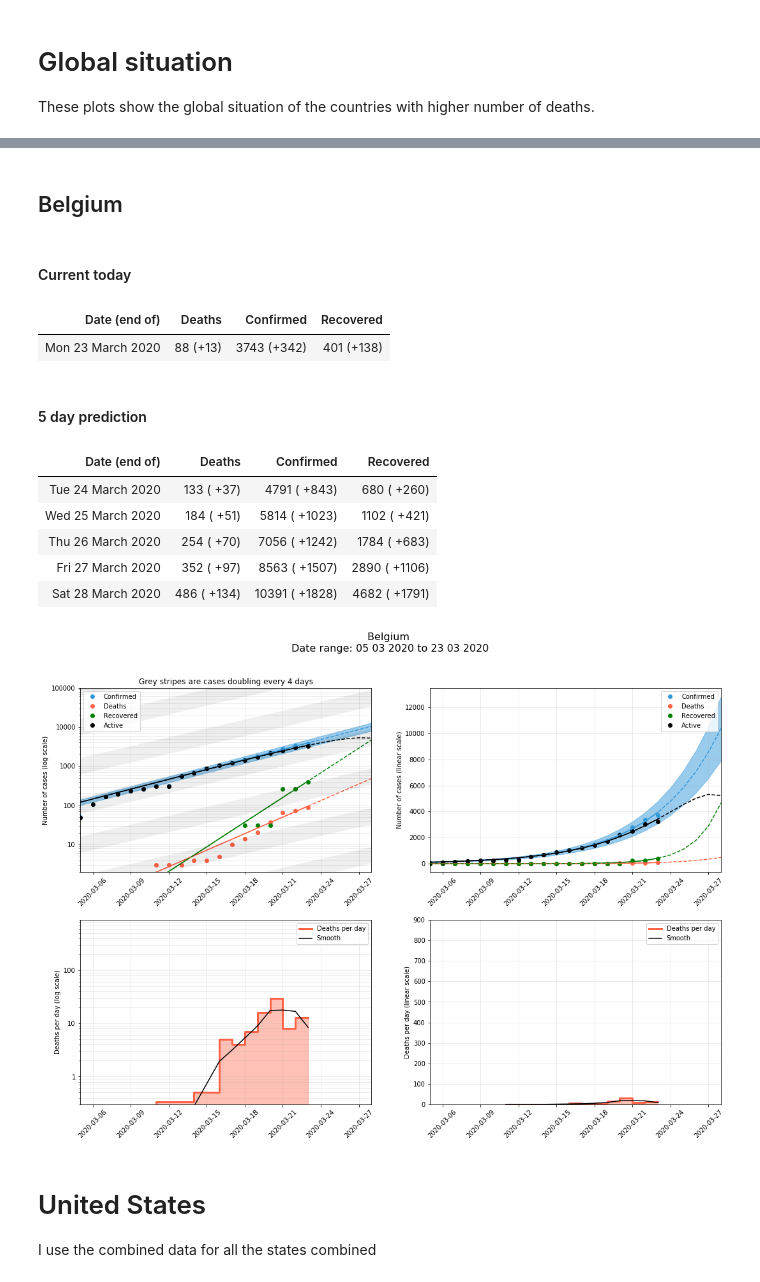
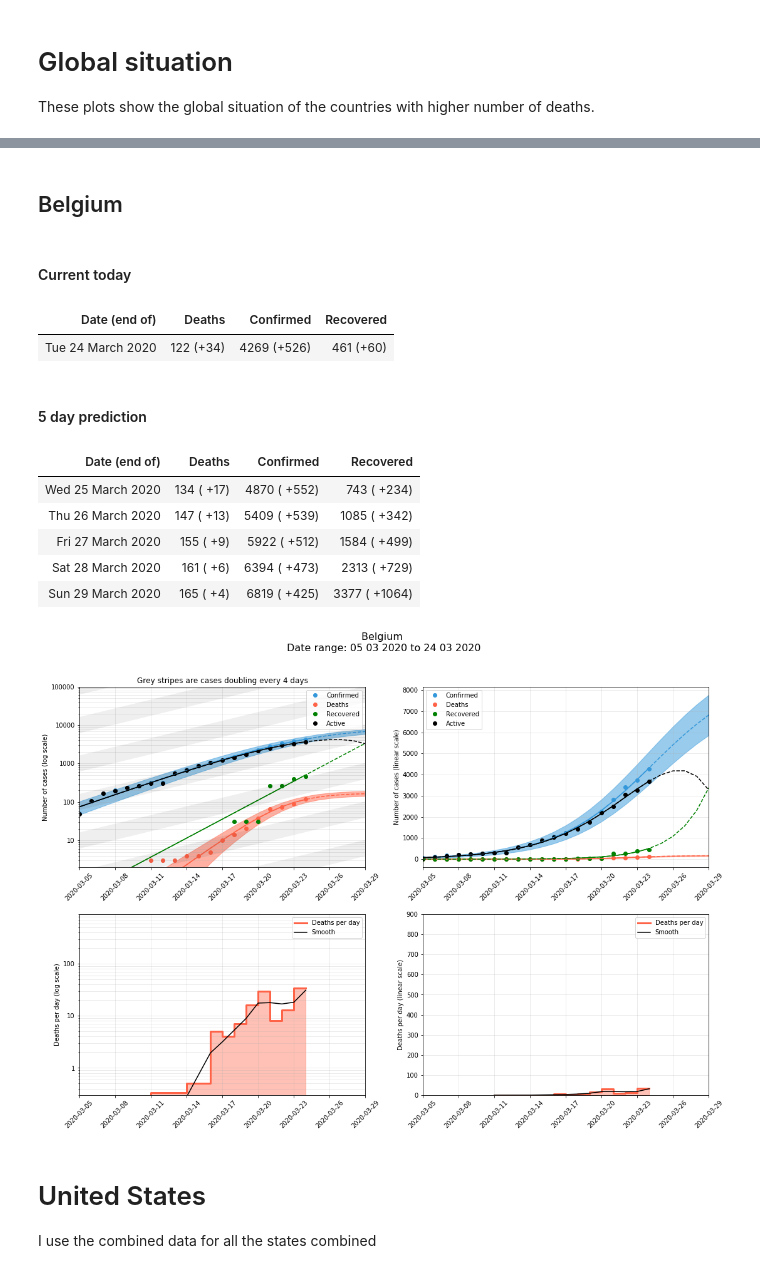
Before and after one commit to jmoldon/coronavirus_analysis, a Jupyter notebook: covid19_newdata.ipynb, the cells around one changed output, grey strips where cells are left out. Saved outputs shown, nothing was run; the diff lists cells and outputs as text; code cells hidden in the pictures.

```diff
--- a/covid19_newdata.ipynb
+++ b/covid19_newdata.ipynb
@@ -98,5 +88,5 @@ display(data.head())
 # %%
-data = data.rename(columns={'confirmed': 'Confirmed', 'cured': 'Recovered', 'death':'Deaths', 'countryName':'Country/Region'})
+data = data.rename(columns={'confirmed': 'Confirmed', 'recovered': 'Recovered', 'death':'Deaths', 'countryName':'Country/Region'})
 data['Active'] = data['Confirmed']-data['Deaths']-data['Recovered']
 data['DateTime'] = pd.to_datetime(data['day'])
 data['Province/State'] = ''
@@ -775,28 +768,28 @@ print_table(my_country, prediction, days=5)
 # %%
 display(Markdown("## Belgium"))
-min_y1 = {'Confirmed': 10, 'Deaths': 5, 'Recovered': 0}
+min_y1 = {'Confirmed': 10, 'Deaths': 50, 'Recovered': 100}
 do_debug=False
-fits_todo1 = {'Confirmed': [func_exponential],
-             'Deaths':     [func_exponential],
+fits_todo1 = {'Confirmed': [func_exponential, func_logistic],
+             'Deaths':     [func_exponential, func_logistic],
              'Recovered':  [func_exponential]}
 
 my_country = select_country(data, country='Belgium',province='', start_date='2020-03-05')
 data_country, prediction = fit_data(my_country, min_y=min_y1, fits_todo=fits_todo1)
 fig, ax = plot_country(data_country, prediction)
 print_table(my_country, prediction, days=5)
 # %% [output]
 ## Belgium
 #### Current today
 | Date (end of) | Deaths | Confirmed | Recovered |
-| Mon 23 March 2020 | 88 (+13) | 3743 (+342) | 401 (+138) |
+| Tue 24 March 2020 | 122 (+34) | 4269 (+526) | 461 (+60) |
 #### 5 day prediction
 | Date (end of) | Deaths | Confirmed | Recovered |
-| Tue 24 March 2020 | 133 ( +37) | 4791 ( +843) | 680 ( +260) |
-| Wed 25 March 2020 | 184 ( +51) | 5814 ( +1023) | 1102 ( +421) |
-| Thu 26 March 2020 | 254 ( +70) | 7056 ( +1242) | 1784 ( +683) |
-| Fri 27 March 2020 | 352 ( +97) | 8563 ( +1507) | 2890 ( +1106) |
-| Sat 28 March 2020 | 486 ( +134) | 10391 ( +1828) | 4682 ( +1791) |
+| Wed 25 March 2020 | 134 ( +17) | 4870 ( +552) | 743 ( +234) |
+| Thu 26 March 2020 | 147 ( +13) | 5409 ( +539) | 1085 ( +342) |
+| Fri 27 March 2020 | 155 ( +9) | 5922 ( +512) | 1584 ( +499) |
+| Sat 28 March 2020 | 161 ( +6) | 6394 ( +473) | 2313 ( +729) |
+| Sun 29 March 2020 | 165 ( +4) | 6819 ( +425) | 3377 ( +1064) |
-[figure, old version]
+[figure, new version]
 # %% [markdown]
 # United States
 
```
Also changed, not shown: parts of 27 cells of this notebook, 21 other files.
